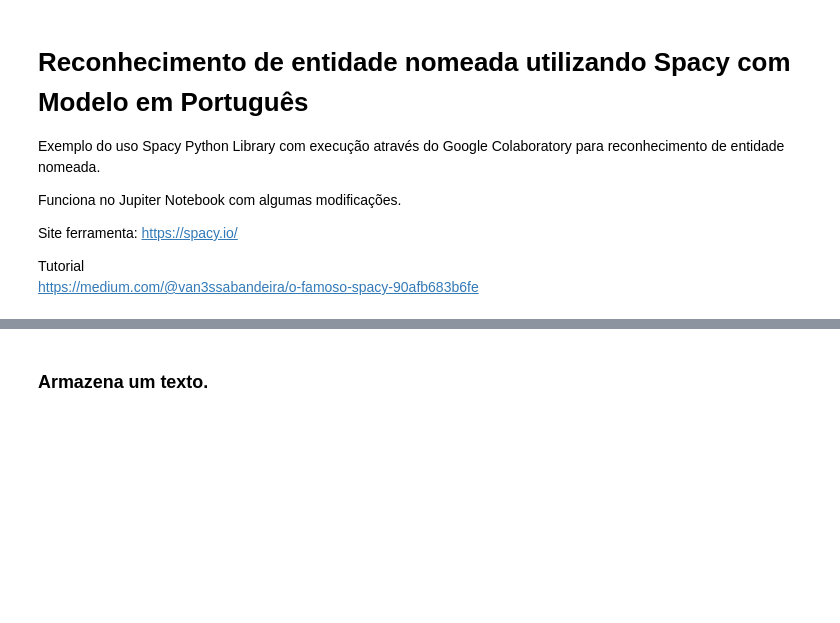
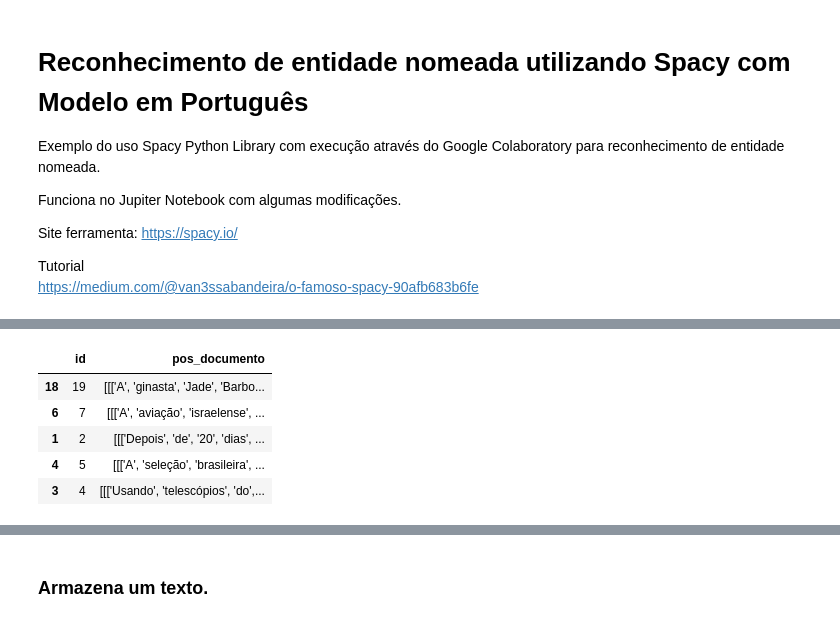
Before and after one commit to osmarbraz/sri, a Jupyter notebook: 4_NER_spaCy_v1.ipynb, the cells around one changed output, grey strips where cells are left out. Saved outputs shown, nothing was run; the diff lists cells and outputs as text; code cells hidden in the pictures; blank space fills up the shorter version.

```diff
--- a/4_NER_spaCy_v1.ipynb
+++ b/4_NER_spaCy_v1.ipynb
@@ -129,0 +425,9 @@ documento = u"Estou bem, mas não tenho certeza se viajarei para São Paulo aman
+# %%
+df_dataset_pos.sample(5)
+# %% [output]
+|  | id | pos_documento |
+| 18 | 19 | [[['A', 'ginasta', 'Jade', 'Barbo... |
+| 6 | 7 | [[['A', 'aviação', 'israelense', ... |
+| 1 | 2 | [[['Depois', 'de', '20', 'dias', ... |
+| 4 | 5 | [[['A', 'seleção', 'brasileira', ... |
+| 3 | 4 | [[['Usando', 'telescópios', 'do',... |
```
Also changed, not shown: parts of 100 cells of this notebook.
